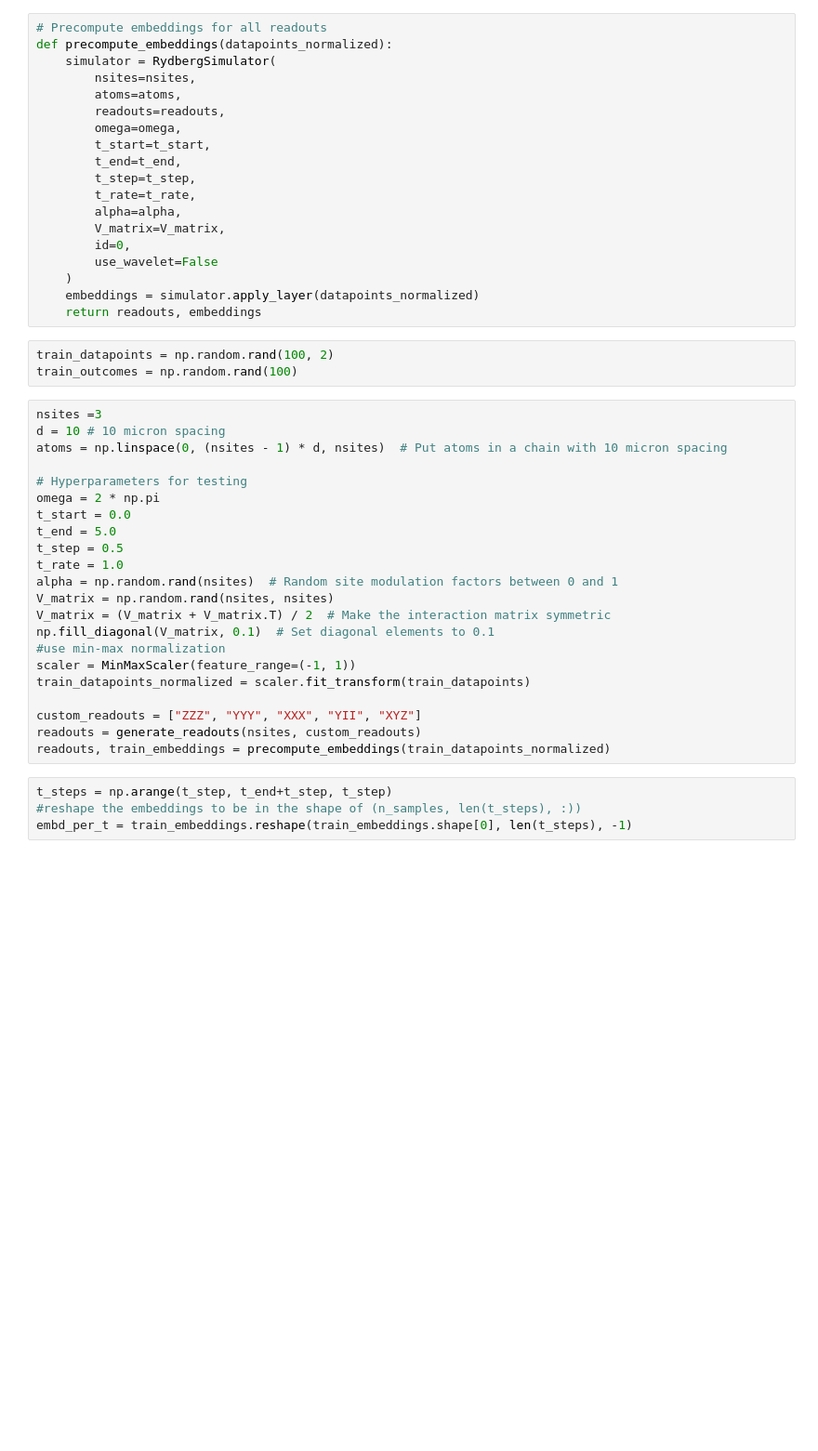
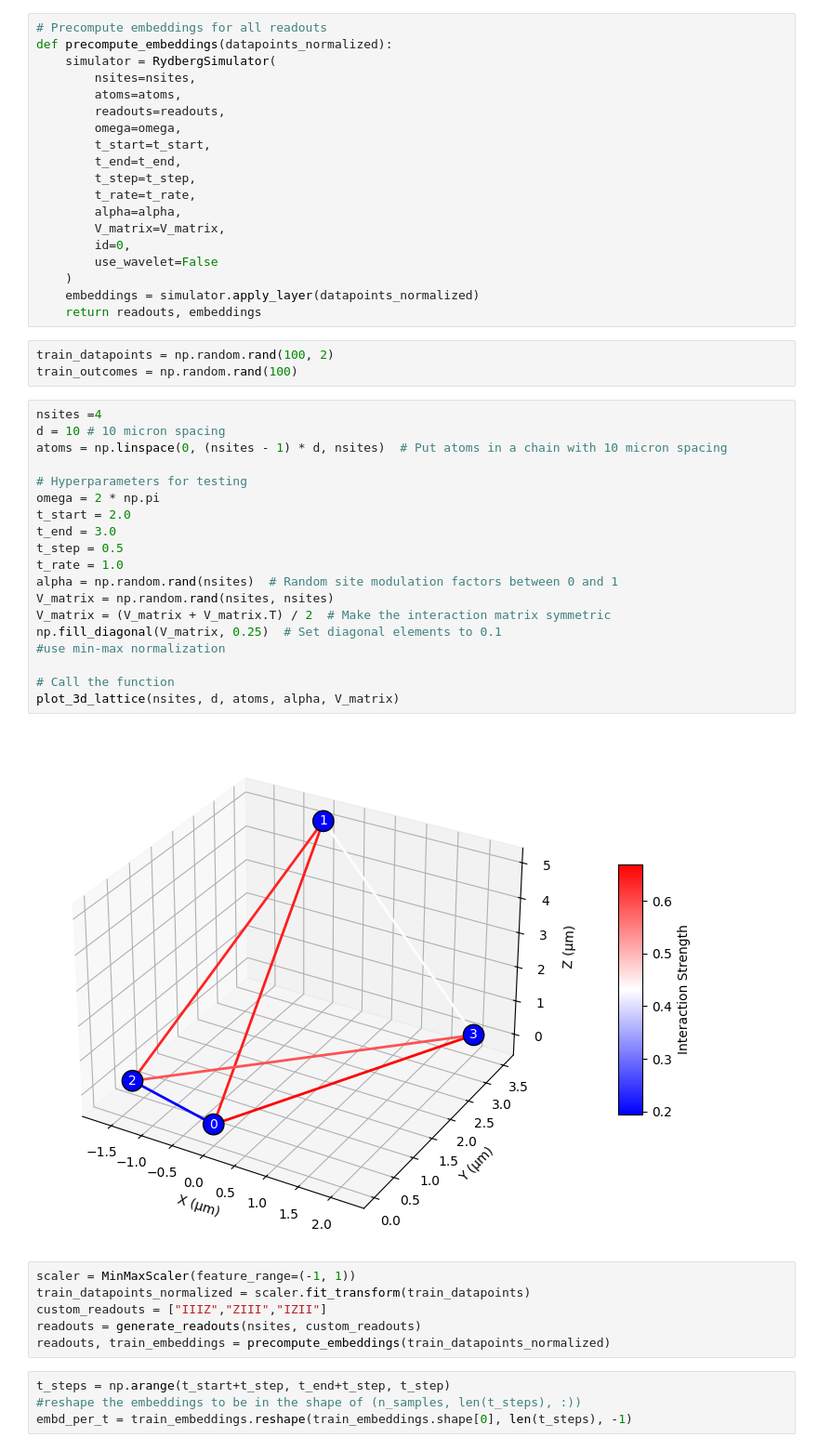
Before and after one commit to ShehbazTariq/cudaq-qrc, a Jupyter notebook: Rydberg.ipynb, the cells around one changed output. Shown at 93% size. Drawn from its saved outputs; the diff is of its cells as text; blank space fills up the shorter version.

```diff
--- a/Rydberg.ipynb
+++ b/Rydberg.ipynb
@@ -32,29 +32,34 @@ def precompute_embeddings(datapoints_normalized):
 train_datapoints = np.random.rand(100, 2)
 train_outcomes = np.random.rand(100)
 # %%
-nsites =3
+nsites =4
 d = 10 # 10 micron spacing
 atoms = np.linspace(0, (nsites - 1) * d, nsites)  # Put atoms in a chain with 10 micron spacing
 
 # Hyperparameters for testing
 omega = 2 * np.pi
-t_start = 0.0
-t_end = 5.0
+t_start = 2.0
+t_end = 3.0
 t_step = 0.5
 t_rate = 1.0
 alpha = np.random.rand(nsites)  # Random site modulation factors between 0 and 1
 V_matrix = np.random.rand(nsites, nsites)
 V_matrix = (V_matrix + V_matrix.T) / 2  # Make the interaction matrix symmetric
-np.fill_diagonal(V_matrix, 0.1)  # Set diagonal elements to 0.1
+np.fill_diagonal(V_matrix, 0.25)  # Set diagonal elements to 0.1
 #use min-max normalization
-scaler = MinMaxScaler(feature_range=(-1, 1))
-train_datapoints_normalized = scaler.fit_transform(train_datapoints)
 
-custom_readouts = ["ZZZ", "YYY", "XXX", "YII", "XYZ"]
-readouts = generate_readouts(nsites, custom_readouts)
-readouts, train_embeddings = precompute_embeddings(train_datapoints_normalized)
+# Call the function
+plot_3d_lattice(nsites, d, atoms, alpha, V_matrix)
+# %% [output]
+[figure, added]
+# %%
+scaler = MinMaxScaler(feature_range=(-1, 1))
+train_datapoints_normalized = scaler.fit_transform(train_datapoints)
+custom_readouts = ["IIIZ","ZIII","IZII"]
+readouts = generate_readouts(nsites, custom_readouts)
+readouts, train_embeddings = precompute_embeddings(train_datapoints_normalized)
 # %%
-t_steps = np.arange(t_step, t_end+t_step, t_step)
+t_steps = np.arange(t_start+t_step, t_end+t_step, t_step)
 #reshape the embeddings to be in the shape of (n_samples, len(t_steps), :))
 embd_per_t = train_embeddings.reshape(train_embeddings.shape[0], len(t_steps), -1)
 # %%
```
Also changed, not shown: parts of 3 cells of this notebook, 1 other file.
